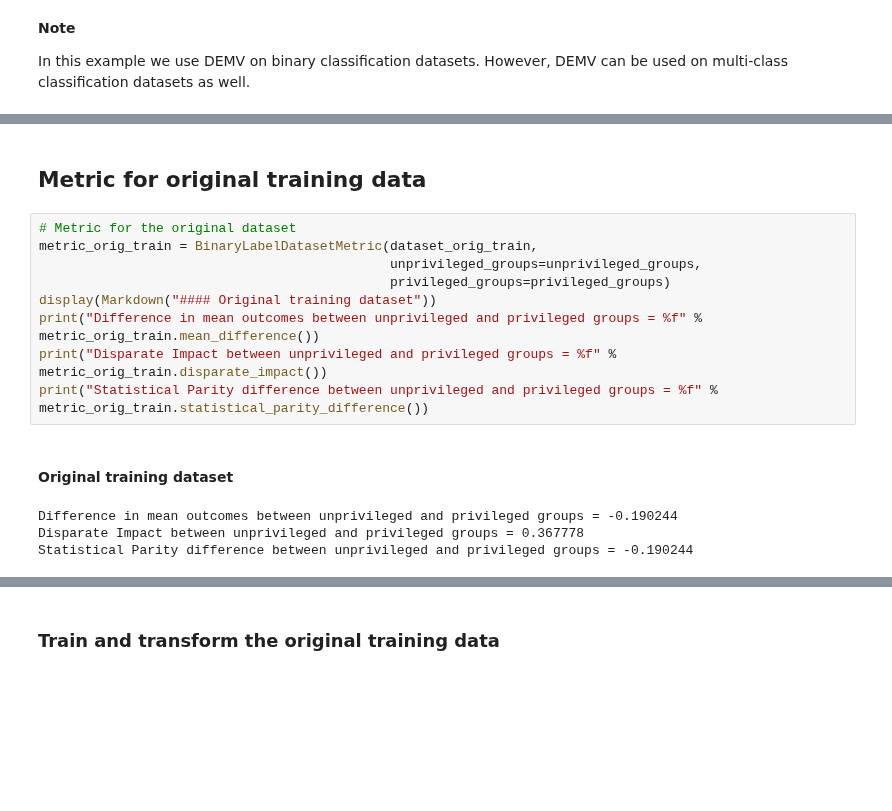
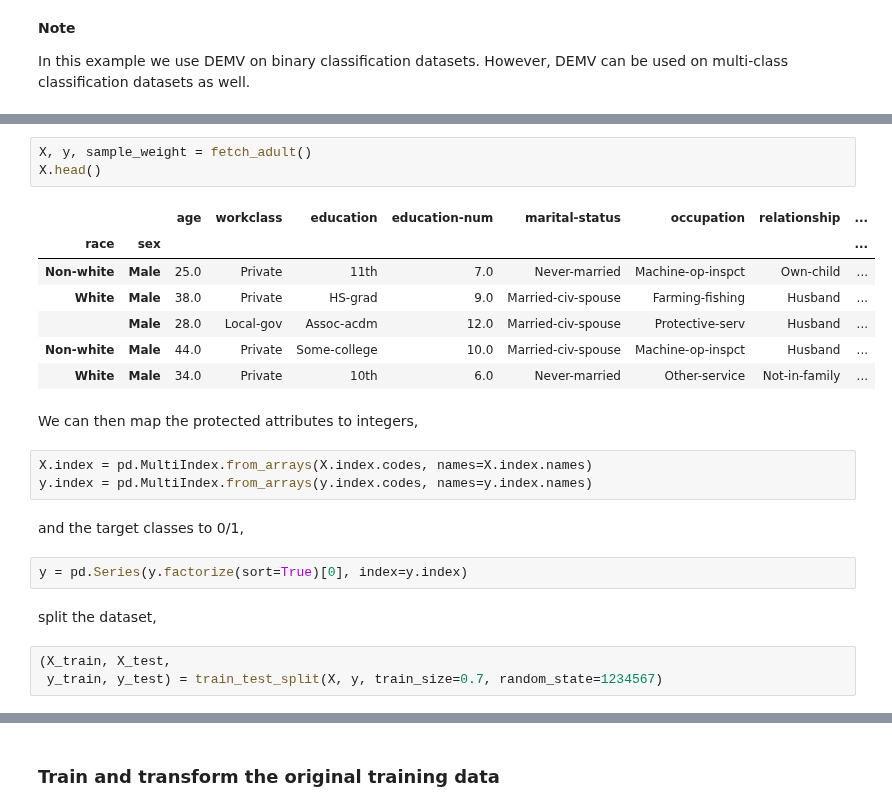
Before and after one commit to Trusted-AI/AIF360, a Jupyter notebook: examples/sklearn/demo_demv.ipynb, the cells around one changed output, grey strips where cells are left out. Cells and saved outputs as stored; diff of their text form; blank space fills up the shorter version.

```diff
--- a/examples/sklearn/demo_demv.ipynb
+++ b/examples/sklearn/demo_demv.ipynb
@@ -105,16 +38,25 @@ print(dataset_orig_train.feature_names)
-# %% [markdown]
-## Metric for original training data
-# %%
-# Metric for the original dataset
-metric_orig_train = BinaryLabelDatasetMetric(dataset_orig_train,
-                                             unprivileged_groups=unprivileged_groups,
-                                             privileged_groups=privileged_groups)
-display(Markdown("#### Original training dataset"))
-print("Difference in mean outcomes between unprivileged and privileged groups = %f" % metric_orig_train.mean_difference())
-print("Disparate Impact between unprivileged and privileged groups = %f" % metric_orig_train.disparate_impact())
-print("Statistical Parity difference between unprivileged and privileged groups = %f" % metric_orig_train.statistical_parity_difference())
-# %% [output]
-#### Original training dataset
-Difference in mean outcomes between unprivileged and privileged groups = -0.190244
-Disparate Impact between unprivileged and privileged groups = 0.367778
-Statistical Parity difference between unprivileged and privileged groups = -0.190244
+# %%
+X, y, sample_weight = fetch_adult()
+X.head()
+# %% [output]
+|  |  | age | workclass | education | education-num | marital-status | occupation | relationship | ... |
+| race | sex |  |  |  |  |  |  |  | ... |
+| Non-white | Male | 25.0 | Private | 11th | 7.0 | Never-married | Machine-op-inspct | Own-child | ... |
+| White | Male | 38.0 | Private | HS-grad | 9.0 | Married-civ-spouse | Farming-fishing | Husband | ... |
+|  | Male | 28.0 | Local-gov | Assoc-acdm | 12.0 | Married-civ-spouse | Protective-serv | Husband | ... |
+| Non-white | Male | 44.0 | Private | Some-college | 10.0 | Married-civ-spouse | Machine-op-inspct | Husband | ... |
+| White | Male | 34.0 | Private | 10th | 6.0 | Never-married | Other-service | Not-in-family | ... |
+# %% [markdown]
+We can then map the protected attributes to integers,
+# %%
+X.index = pd.MultiIndex.from_arrays(X.index.codes, names=X.index.names)
+y.index = pd.MultiIndex.from_arrays(y.index.codes, names=y.index.names)
+# %% [markdown]
+and the target classes to 0/1,
+# %%
+y = pd.Series(y.factorize(sort=True)[0], index=y.index)
+# %% [markdown]
+split the dataset,
+# %%
+(X_train, X_test,
+ y_train, y_test) = train_test_split(X, y, train_size=0.7, random_state=1234567)
```
Also changed, not shown: parts of 40 cells of this notebook, 3 other files.
